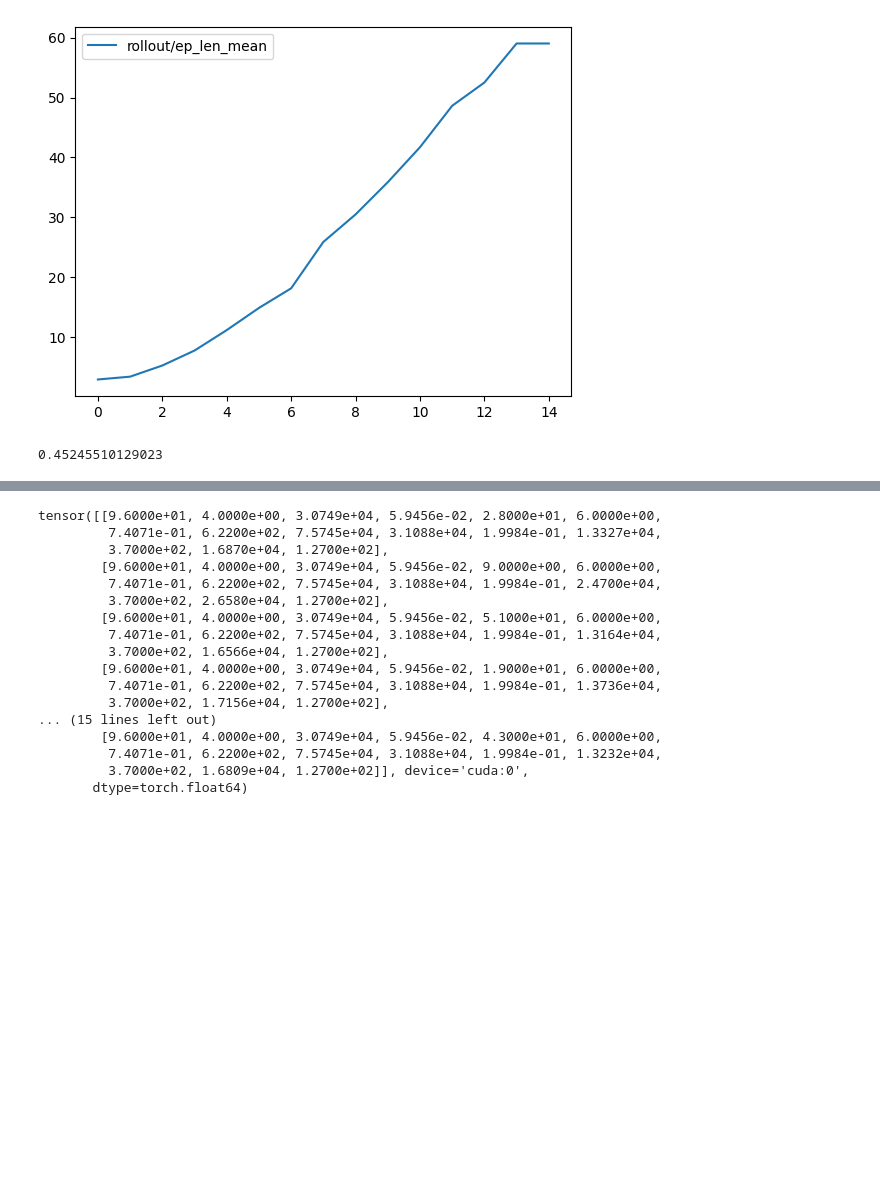
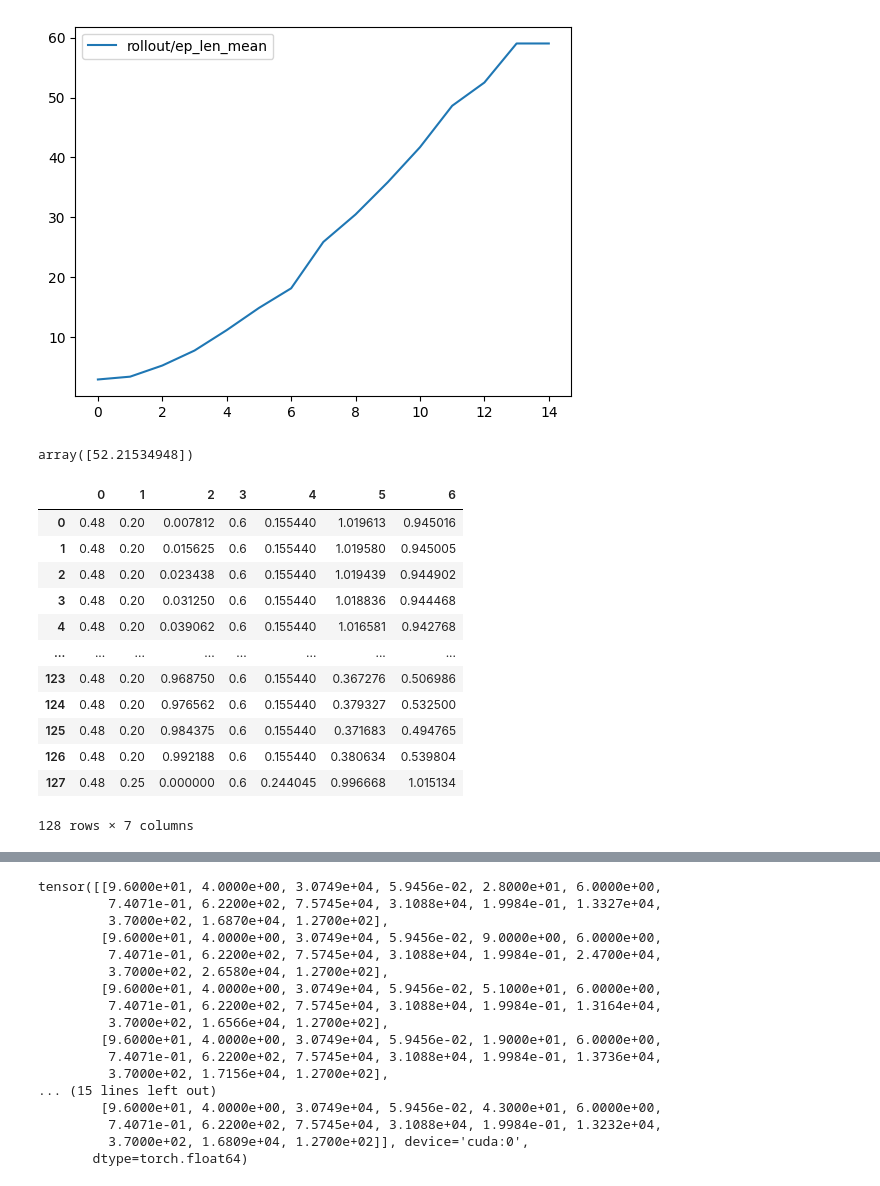
Before and after one commit to rhit-luttredn/SAD-NNs, a Jupyter notebook: sad_nns/hpo/test.ipynb, the cells around one changed output, grey strips where cells are left out. Drawn from its saved outputs; the diff is of its cells as text; code cells hidden in the pictures; blank space fills up the shorter version.

```diff
--- a/sad_nns/hpo/test.ipynb
+++ b/sad_nns/hpo/test.ipynb
@@ -63,14 +133,18 @@ rb = ReplayBuffer(
     )
 # %%
 data = {"reward":[],"cumulative_reward":[]}
-obs, _ = env.reset(seed=5)
+obs, _ = envs.reset(seed=5)
 cumulative_reward = 0
 infos = []
-action = torch.tensor([0.001,0.1])
-for i in range(70):
-    new_obs, reward, done, _, info = env.step(action)
+action = torch.tensor([[0.001,0.1]])
+observations = []
+rewards = []
+for i in range(128):
+    new_obs, reward, done, _, info = envs.step(action)
+    observations.append(new_obs)
+    rewards.append(reward)
     infos.append(info)
-    rb.add(obs,new_obs,action,reward,done,infos)
+    # rb.add(obs,new_obs,action,reward,done,infos)
     obs=new_obs
     # data["step"].append(i)
     data["reward"].append(reward)
@@ -79,17 +153,34 @@ for i in range(70):
     # print(cumulative_reward)
     if done:
         break
-action[0] = 1
-observation, reward, done, _, info = env.step(action)
-infos.append(info)
-rb.add(obs,observation,action,reward,done,infos)
+# action[0] = 1
+# observation, reward, done, _, info = envs.step(action)
+# infos.append(info)
+# rb.add(obs,observation,action,reward,done,infos)
 # data["step"].append(i)
 data["reward"].append(reward)
 cumulative_reward += reward
 data["cumulative_reward"].append(cumulative_reward)
 cumulative_reward
 # %% [output]
-0.45245510129023
+array([52.21534948])
+# %%
+pd.DataFrame(np.array(observations).reshape((-1,7)))
+# rewards
+# %% [output]
+|  | 0 | 1 | 2 | 3 | 4 | 5 | 6 |
+| 0 | 0.48 | 0.20 | 0.007812 | 0.6 | 0.155440 | 1.019613 | 0.945016 |
+| 1 | 0.48 | 0.20 | 0.015625 | 0.6 | 0.155440 | 1.019580 | 0.945005 |
+| 2 | 0.48 | 0.20 | 0.023438 | 0.6 | 0.155440 | 1.019439 | 0.944902 |
+| 3 | 0.48 | 0.20 | 0.031250 | 0.6 | 0.155440 | 1.018836 | 0.944468 |
+| 4 | 0.48 | 0.20 | 0.039062 | 0.6 | 0.155440 | 1.016581 | 0.942768 |
+| ... | ... | ... | ... | ... | ... | ... | ... |
+| 123 | 0.48 | 0.20 | 0.968750 | 0.6 | 0.155440 | 0.367276 | 0.506986 |
+| 124 | 0.48 | 0.20 | 0.976562 | 0.6 | 0.155440 | 0.379327 | 0.532500 |
+| 125 | 0.48 | 0.20 | 0.984375 | 0.6 | 0.155440 | 0.371683 | 0.494765 |
+| 126 | 0.48 | 0.20 | 0.992188 | 0.6 | 0.155440 | 0.380634 | 0.539804 |
+| 127 | 0.48 | 0.25 | 0.000000 | 0.6 | 0.244045 | 0.996668 | 1.015134 |
+128 rows × 7 columns
 # %%
 data = pd.DataFrame(data)
 data.plot()
```
Also changed, not shown: parts of 3 cells of this notebook, 6 other files.
